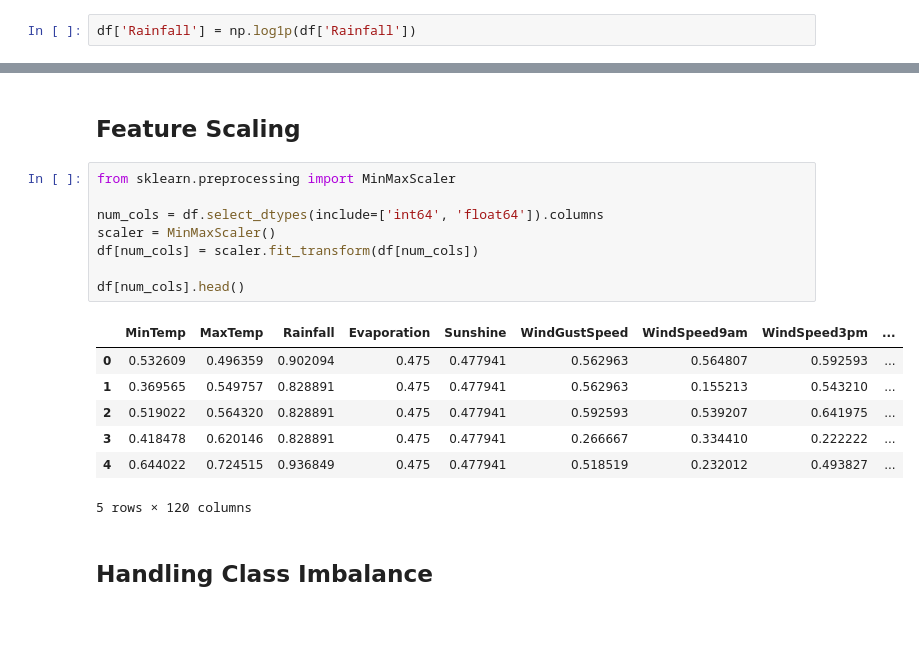
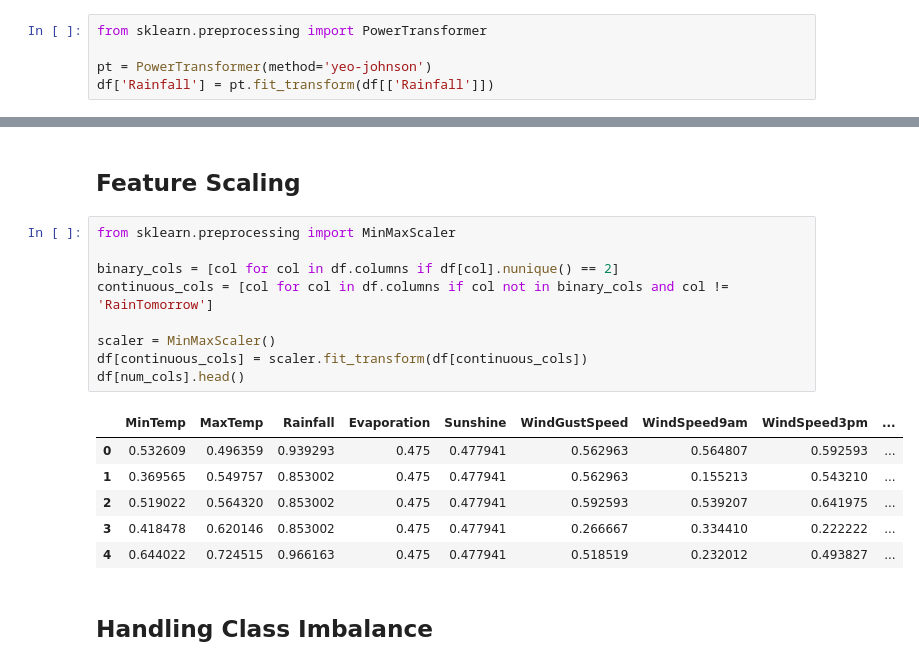
Before and after one commit to mohamedalaa-505/Preprocessing_project, a Jupyter notebook: Task-Project.ipynb, the cells around one changed output, grey strips where cells are left out. Cells and saved outputs as stored; diff of their text form; blank space fills up the shorter version.

```diff
--- a/Task-Project.ipynb
+++ b/Task-Project.ipynb
@@ -352,5 +352,8 @@ dtype: float64
 # %%
-df['Rainfall'] = np.log1p(df['Rainfall'])
+from sklearn.preprocessing import PowerTransformer
+
+pt = PowerTransformer(method='yeo-johnson')
+df['Rainfall'] = pt.fit_transform(df[['Rainfall']])
 # %%
 num_cols = df.select_dtypes(include=np.number).columns.tolist()
 skewness_after = df[num_cols].skew().sort_values(ascending=False)
@@ -438,19 +441,19 @@ Length: 123, dtype: object
 # %%
 from sklearn.preprocessing import MinMaxScaler
 
-num_cols = df.select_dtypes(include=['int64', 'float64']).columns
+binary_cols = [col for col in df.columns if df[col].nunique() == 2]
+continuous_cols = [col for col in df.columns if col not in binary_cols and col != 'RainTomorrow']
+
 scaler = MinMaxScaler()
-df[num_cols] = scaler.fit_transform(df[num_cols])
-
+df[continuous_cols] = scaler.fit_transform(df[continuous_cols])
 df[num_cols].head()
 # %% [output]
 |  | MinTemp | MaxTemp | Rainfall | Evaporation | Sunshine | WindGustSpeed | WindSpeed9am | WindSpeed3pm | ... |
-| 0 | 0.532609 | 0.496359 | 0.902094 | 0.475 | 0.477941 | 0.562963 | 0.564807 | 0.592593 | ... |
-| 1 | 0.369565 | 0.549757 | 0.828891 | 0.475 | 0.477941 | 0.562963 | 0.155213 | 0.543210 | ... |
-| 2 | 0.519022 | 0.564320 | 0.828891 | 0.475 | 0.477941 | 0.592593 | 0.539207 | 0.641975 | ... |
-| 3 | 0.418478 | 0.620146 | 0.828891 | 0.475 | 0.477941 | 0.266667 | 0.334410 | 0.222222 | ... |
-| 4 | 0.644022 | 0.724515 | 0.936849 | 0.475 | 0.477941 | 0.518519 | 0.232012 | 0.493827 | ... |
+| 0 | 0.532609 | 0.496359 | 0.939293 | 0.475 | 0.477941 | 0.562963 | 0.564807 | 0.592593 | ... |
+| 1 | 0.369565 | 0.549757 | 0.853002 | 0.475 | 0.477941 | 0.562963 | 0.155213 | 0.543210 | ... |
+| 2 | 0.519022 | 0.564320 | 0.853002 | 0.475 | 0.477941 | 0.592593 | 0.539207 | 0.641975 | ... |
+| 3 | 0.418478 | 0.620146 | 0.853002 | 0.475 | 0.477941 | 0.266667 | 0.334410 | 0.222222 | ... |
+| 4 | 0.644022 | 0.724515 | 0.966163 | 0.475 | 0.477941 | 0.518519 | 0.232012 | 0.493827 | ... |
-5 rows × 120 columns
 # %% [markdown]
 ## Handling Class Imbalance
 # %%
```
Also changed, not shown: parts of 4 cells of this notebook.
